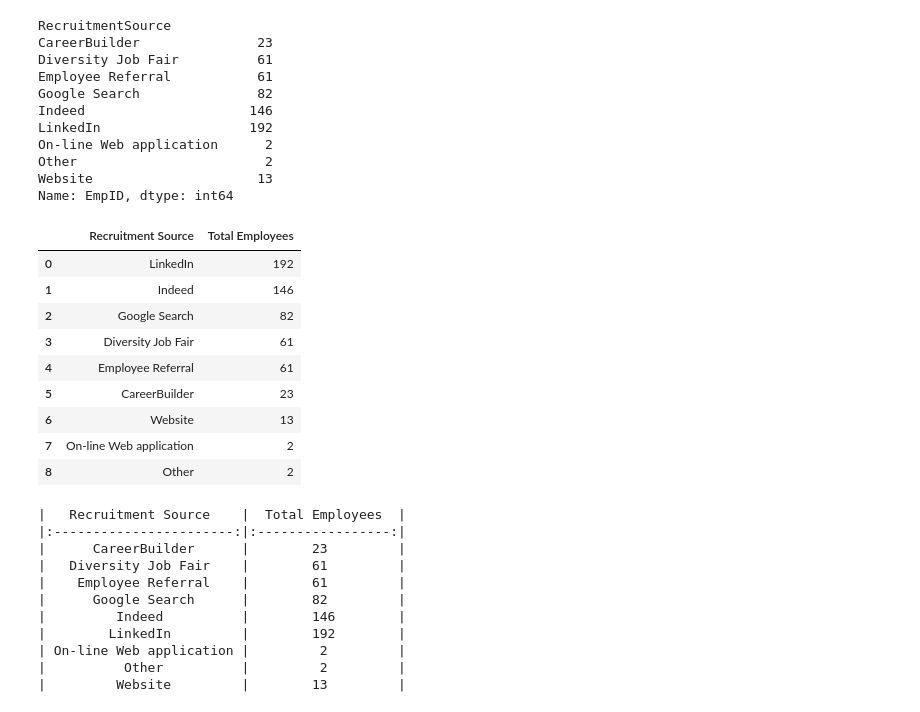
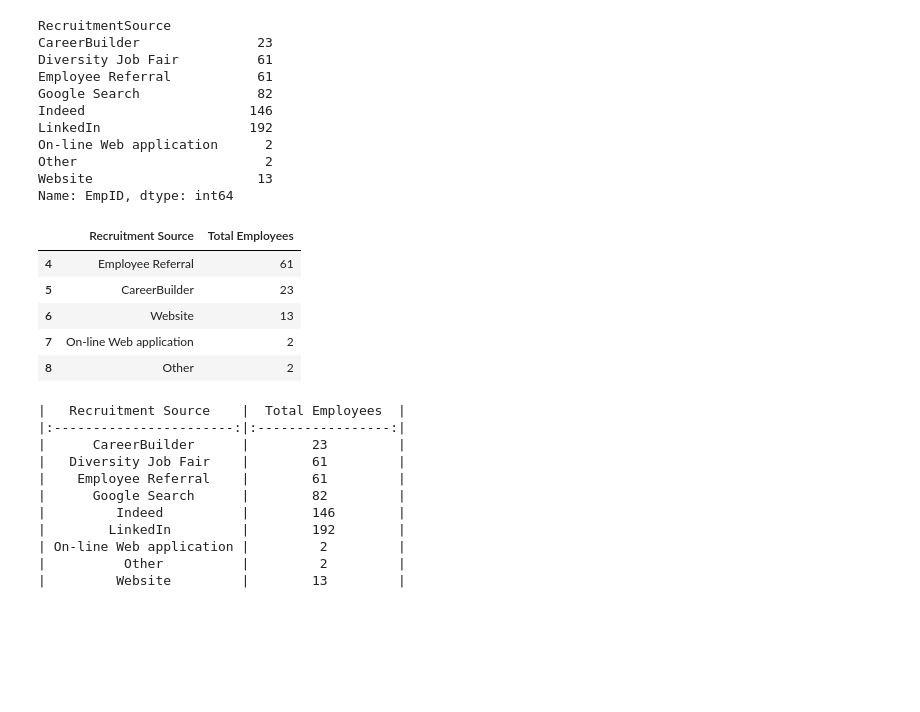
Before and after one commit to BIDUR2062/Data-Science, a Jupyter notebook: Analysis.ipynb, the cells around one changed output. Saved outputs shown, nothing was run; the diff lists cells and outputs as text; code cells hidden in the pictures; blank space fills up the shorter version.

```diff
--- a/Analysis.ipynb
+++ b/Analysis.ipynb
@@ -63,14 +65,10 @@ Name: EmpID, dtype: int64
 # %%
 emp_recruitement = df.groupby('RecruitmentSource')['EmpID'].count().reset_index().rename(
     columns = {'EmpID': 'Total Employees', 'RecruitmentSource': 'Recruitment Source'}
 ).sort_values(ascending=False, by='Total Employees', ignore_index=True)
-emp_recruitement
+emp_recruitement.tail()
 # %% [output]
 |  | Recruitment Source | Total Employees |
-| 0 | LinkedIn | 192 |
-| 1 | Indeed | 146 |
-| 2 | Google Search | 82 |
-| 3 | Diversity Job Fair | 61 |
 | 4 | Employee Referral | 61 |
 | 5 | CareerBuilder | 23 |
 | 6 | Website | 13 |
```
Also changed, not shown: parts of 17 cells of this notebook.
